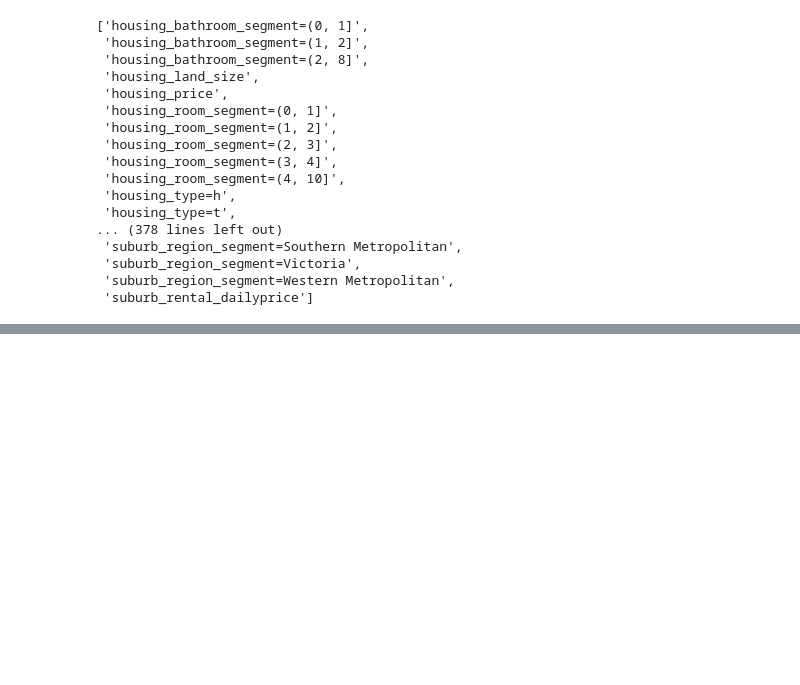
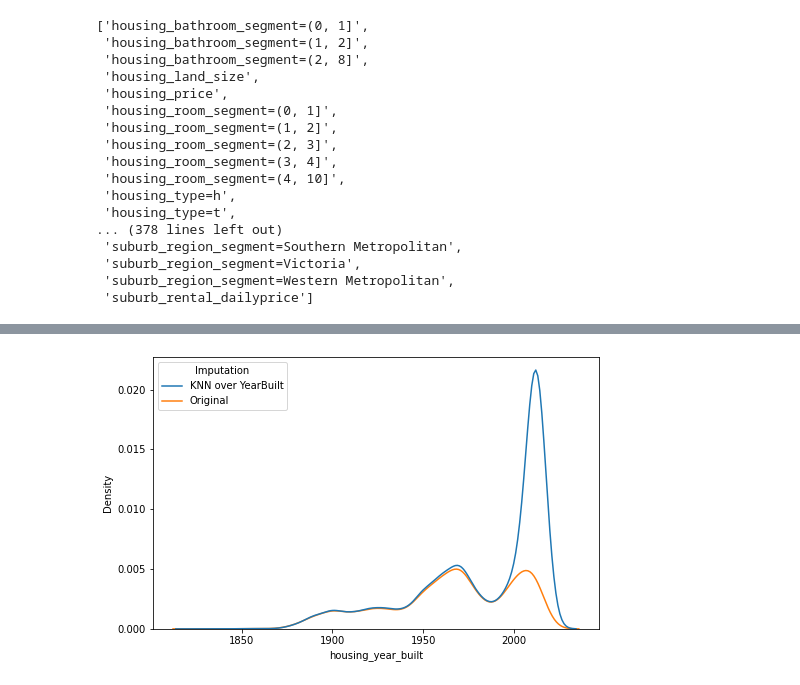
Before and after one commit to benjaminocampo/DataCuration, a Jupyter notebook: notebooks/preprocess/encode_dataset.ipynb, the cells around one changed output, grey strips where cells are left out. Cells and saved outputs as stored; diff of their text form; code cells hidden in the pictures; blank space fills up the shorter version.

```diff
--- a/notebooks/preprocess/encode_dataset.ipynb
+++ b/notebooks/preprocess/encode_dataset.ipynb
@@ -170,0 +195,15 @@ vec.get_feature_names()
+# %%
+mice_imputer = IterativeImputer(random_state=0, estimator=KNeighborsRegressor(n_neighbors=2, weights="uniform"))
+
+melb_combim.loc[:,['housing_year_built_imputer', 'housing_building_area_imputer']] = mice_imputer.fit_transform(
+    melb_combim[['housing_year_built', 'housing_building_area']])
+# %%
+mice_year_built_knn = melb_combim["housing_year_built_imputer"].to_frame().rename(columns={"housing_year_built_imputer":"housing_year_built"})
+mice_year_built_knn['Imputation'] = 'KNN over YearBuilt'
+melb_year_built_orig = melb_combim["housing_year_built"].dropna().to_frame()
+melb_year_built_orig['Imputation'] = 'Original'
+data = pd.concat([mice_year_built_knn, melb_year_built_orig])
+fig = plt.figure(figsize=(8, 5))
+g = seaborn.kdeplot(data=data, x='housing_year_built', hue='Imputation')
+# %% [output]
+[figure, added]
```
Also changed, not shown: parts of 5 cells of this notebook.
